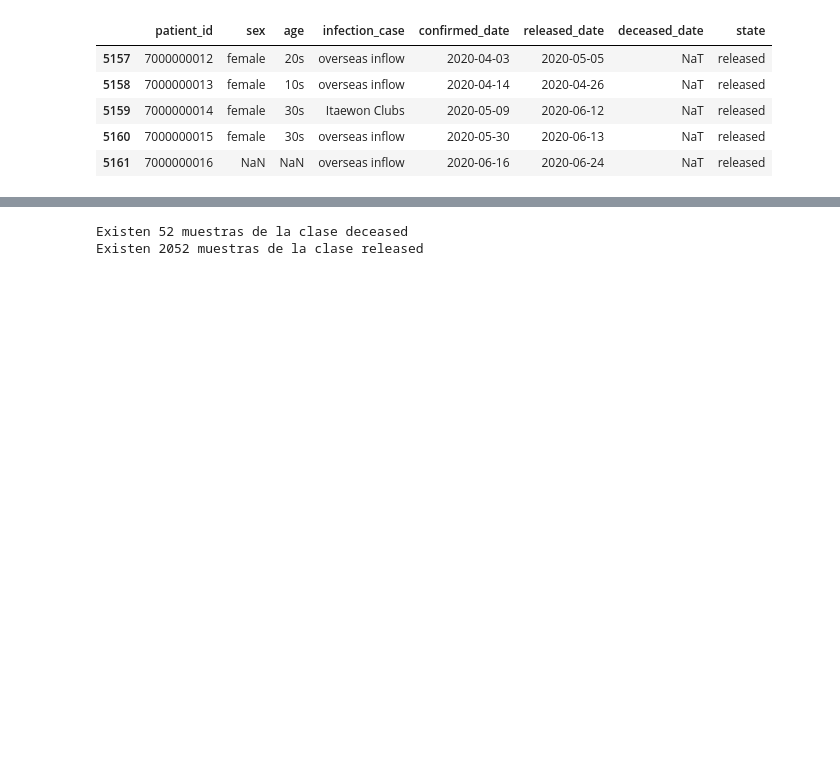
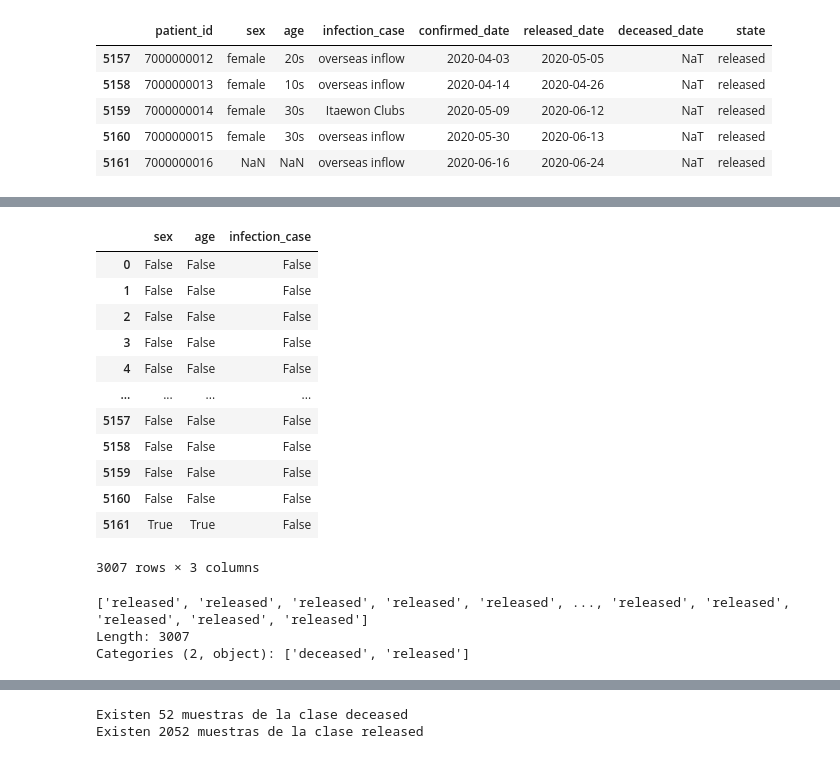
Before and after one commit to sherna90/mineria_datos, a Jupyter notebook: 4.-modelos_lineales_clasificacion.ipynb, the cells around one changed output, grey strips where cells are left out. Saved outputs shown, nothing was run; the diff lists cells and outputs as text; code cells hidden in the pictures; blank space fills up the shorter version.

```diff
--- a/4.-modelos_lineales_clasificacion.ipynb
+++ b/4.-modelos_lineales_clasificacion.ipynb
@@ -261,4 +351,26 @@ Length: 64, dtype: int64
+# %%
+pd.isna(X)
+# %% [output]
+|  | sex | age | infection_case |
+| 0 | False | False | False |
+| 1 | False | False | False |
+| 2 | False | False | False |
+| 3 | False | False | False |
+| 4 | False | False | False |
+| ... | ... | ... | ... |
+| 5157 | False | False | False |
+| 5158 | False | False | False |
+| 5159 | False | False | False |
+| 5160 | False | False | False |
+| 5161 | True | True | False |
+3007 rows × 3 columns
 # %%
 y=data['state'].values
+# %%
+y
+# %% [output]
+['released', 'released', 'released', 'released', 'released', ..., 'released', 'released', 'released', 'released', 'released']
+Length: 3007
+Categories (2, object): ['deceased', 'released']
 # %%
 X=pd.get_dummies(X)
```
Also changed, not shown: parts of 25 cells of this notebook.
